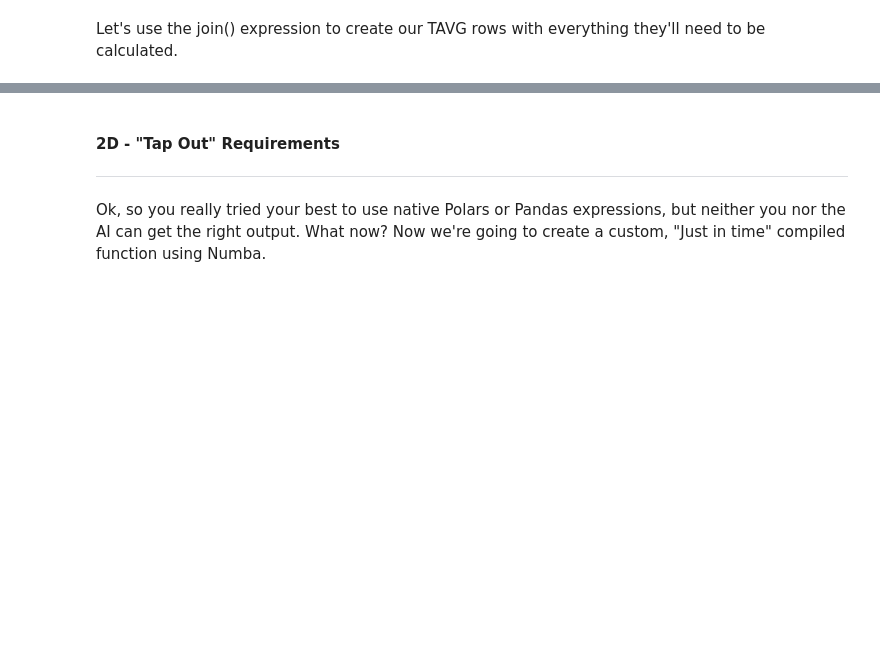
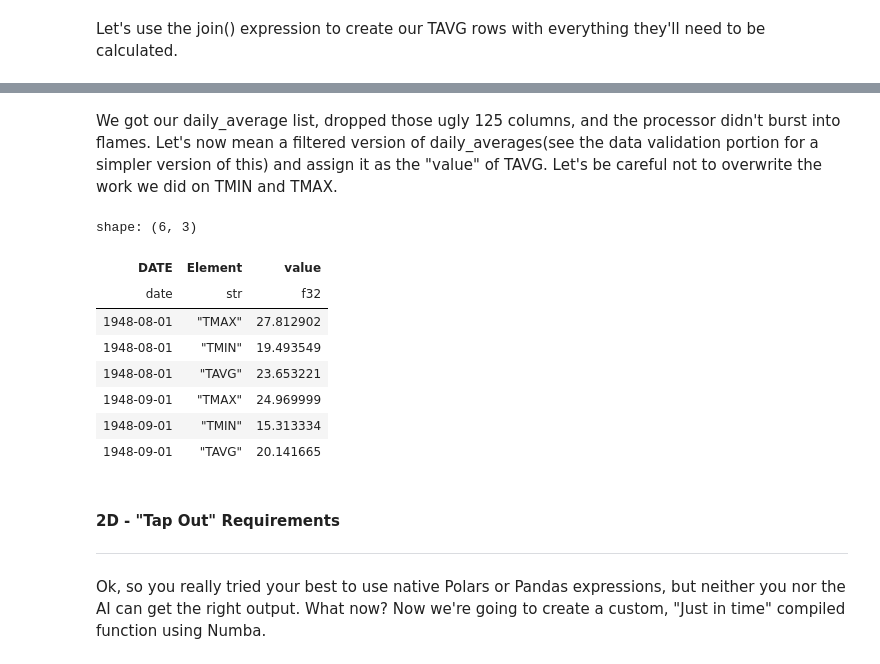
Before and after one commit to brodie-vidrine/Breaking-out-of-the-Loop, a Jupyter notebook: SciPy_Polars.ipynb, the cells around one changed output, grey strips where cells are left out. Cells and saved outputs as stored; diff of their text form; code cells hidden in the pictures; blank space fills up the shorter version.

```diff
--- a/SciPy_Polars.ipynb
+++ b/SciPy_Polars.ipynb
@@ -311,3 +315,35 @@ shape: (5, 3)
+# %% [markdown]
+We got our daily_average list, dropped those ugly 125 columns, and the processor didn't burst into flames. Let's now mean a filtered version of daily_averages(see the data validation portion for a simpler version of this) and assign it as the "value" of TAVG. Let's be careful not to overwrite the work we did on TMIN and TMAX.
+# %%
+df = df.with_columns(
+    filtered_daily_averages = pl.col("daily_averages").list.eval(
+        pl.element().filter(pl.element() != -9999.0)
+    )
+).with_columns(
+    pl.when(
+        #If you have more than one condition,
+        #use .is_in([])
+        pl.col("Element") == "TAVG"
+    ).then(
+        pl.col("filtered_daily_averages").list.mean()
+
+    #if not TAVG, then use previous value
+    ).otherwise(
+        pl.col("value")
+    ).alias("value")
+)
+
+df.select(["DATE", "Element", "value"]).head(6)
+# %% [output]
+shape: (6, 3)
+| DATE | Element | value |
+| date | str | f32 |
+| 1948-08-01 | "TMAX" | 27.812902 |
+| 1948-08-01 | "TMIN" | 19.493549 |
+| 1948-08-01 | "TAVG" | 23.653221 |
+| 1948-09-01 | "TMAX" | 24.969999 |
+| 1948-09-01 | "TMIN" | 15.313334 |
+| 1948-09-01 | "TAVG" | 20.141665 |
 # %% [markdown]
 #### 2D - "Tap Out" Requirements
 ***
```
Also changed, not shown: parts of 2 cells of this notebook.
